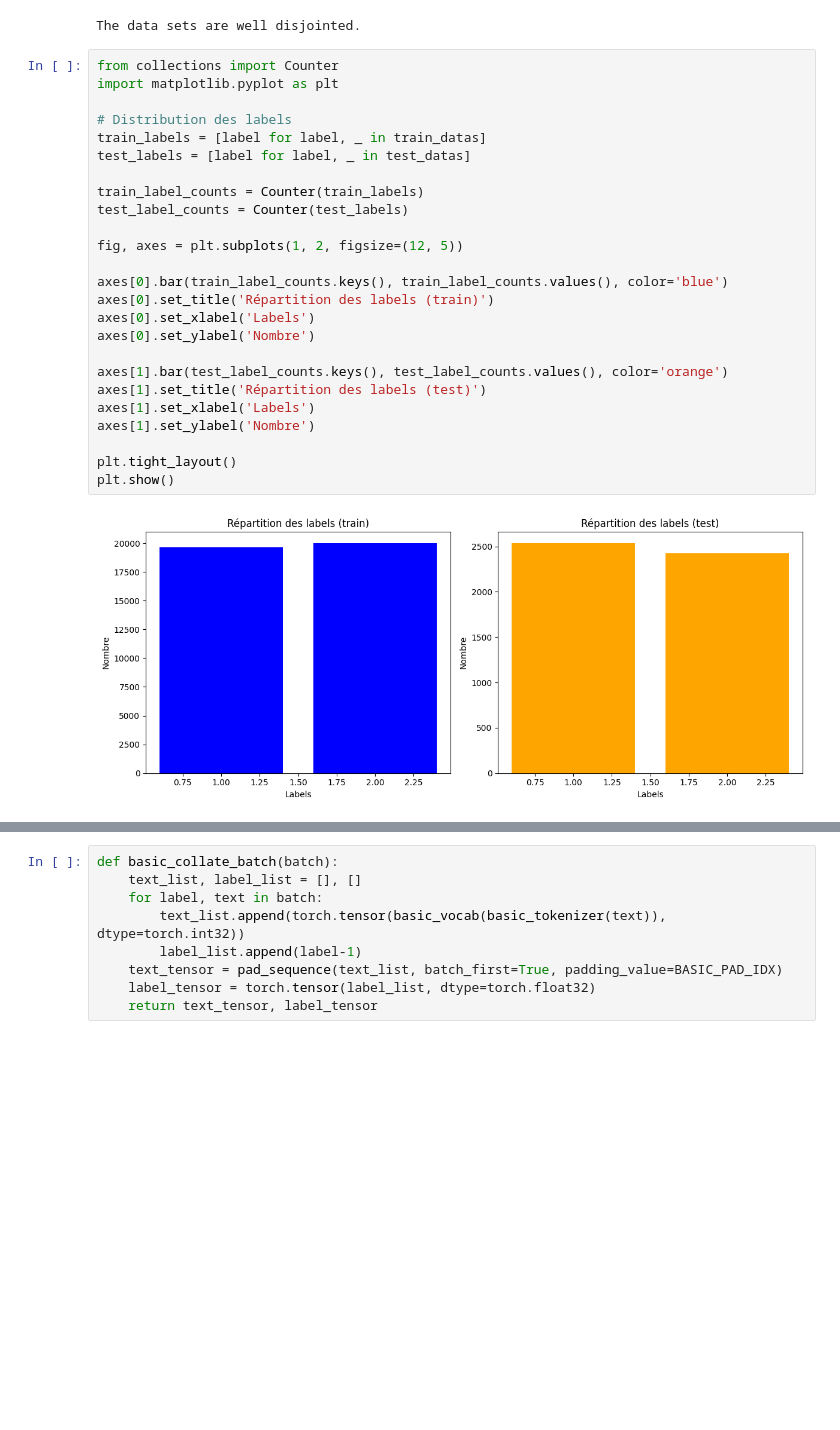
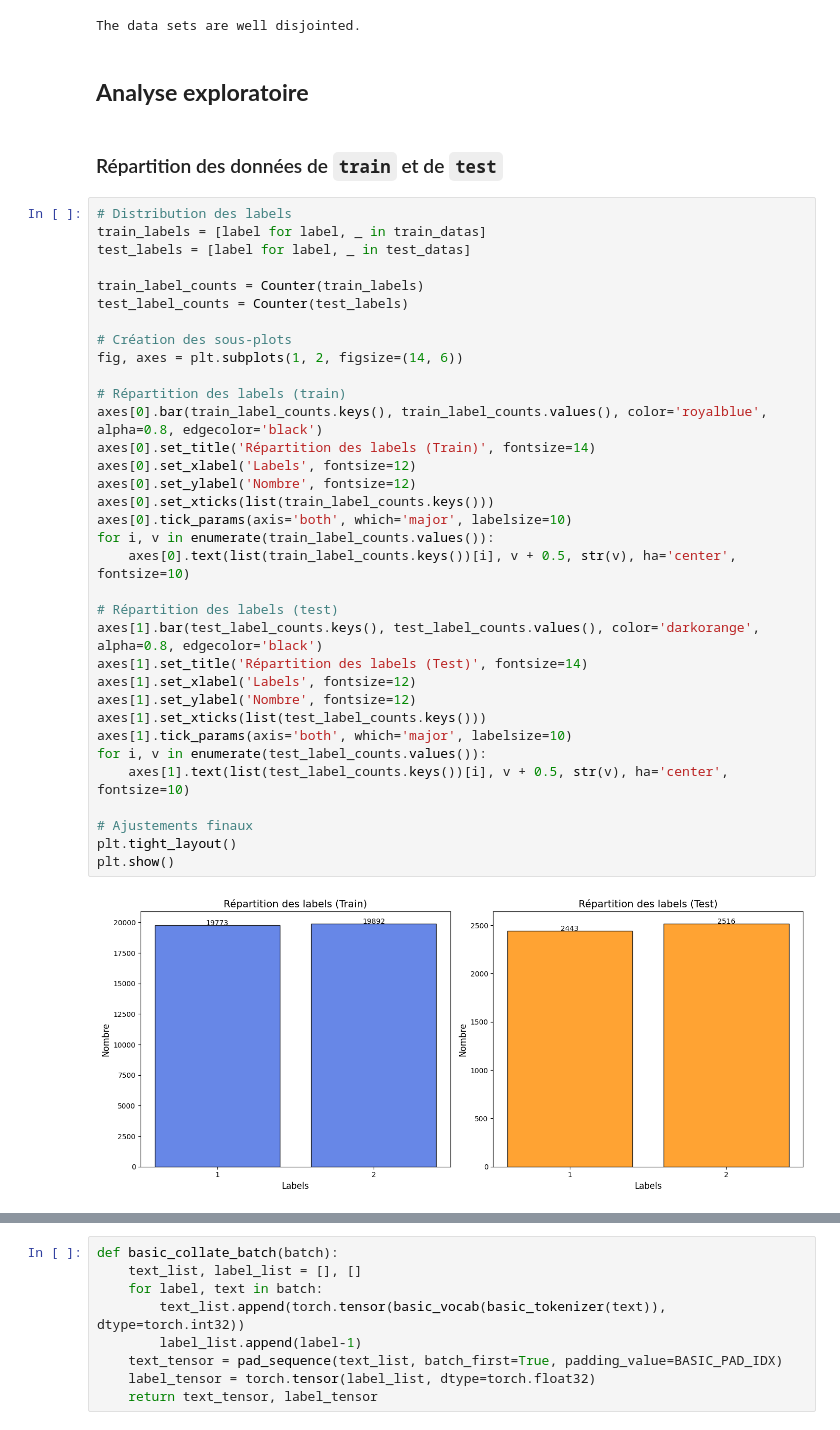
Before and after one commit to Totm33606/hddl_project, a Jupyter notebook: project4/rnn.ipynb, the cells around one changed output, grey strips where cells are left out. Saved outputs shown, nothing was run; the diff lists cells and outputs as text; blank space fills up the shorter version.

```diff
--- a/project4/rnn.ipynb
+++ b/project4/rnn.ipynb
@@ -115,30 +147,43 @@ train_datas, val_datas, test_datas = random_split(all_data, [TRAIN_SIZE, VAL_SIZ
 verify_no_overlap(train_datas, val_datas, test_datas, hash_fn=hash_data) # Useless if we called 'remove_duplicates' previously
 # %% [output]
 The data sets are well disjointed.
+# %% [markdown]
+## **Analyse exploratoire**
+# %% [markdown]
+### Répartition des données de `train` et de `test`
 # %%
-from collections import Counter
-import matplotlib.pyplot as plt
-
 # Distribution des labels
 train_labels = [label for label, _ in train_datas]
 test_labels = [label for label, _ in test_datas]
 
 train_label_counts = Counter(train_labels)
 test_label_counts = Counter(test_labels)
 
-fig, axes = plt.subplots(1, 2, figsize=(12, 5))
+# Création des sous-plots
+fig, axes = plt.subplots(1, 2, figsize=(14, 6))
 
-axes[0].bar(train_label_counts.keys(), train_label_counts.values(), color='blue')
-axes[0].set_title('Répartition des labels (train)')
-axes[0].set_xlabel('Labels')
-axes[0].set_ylabel('Nombre')
+# Répartition des labels (train)
+axes[0].bar(train_label_counts.keys(), train_label_counts.values(), color='royalblue', alpha=0.8, edgecolor='black')
+axes[0].set_title('Répartition des labels (Train)', fontsize=14)
+axes[0].set_xlabel('Labels', fontsize=12)
+axes[0].set_ylabel('Nombre', fontsize=12)
+axes[0].set_xticks(list(train_label_counts.keys()))
+axes[0].tick_params(axis='both', which='major', labelsize=10)
+for i, v in enumerate(train_label_counts.values()):
+    axes[0].text(list(train_label_counts.keys())[i], v + 0.5, str(v), ha='center', fontsize=10)
 
-axes[1].bar(test_label_counts.keys(), test_label_counts.values(), color='orange')
-axes[1].set_title('Répartition des labels (test)')
-axes[1].set_xlabel('Labels')
-axes[1].set_ylabel('Nombre')
+# Répartition des labels (test)
+axes[1].bar(test_label_counts.keys(), test_label_counts.values(), color='darkorange', alpha=0.8, edgecolor='black')
+axes[1].set_title('Répartition des labels (Test)', fontsize=14)
+axes[1].set_xlabel('Labels', fontsize=12)
+axes[1].set_ylabel('Nombre', fontsize=12)
+axes[1].set_xticks(list(test_label_counts.keys()))
+axes[1].tick_params(axis='both', which='major', labelsize=10)
+for i, v in enumerate(test_label_counts.values()):
+    axes[1].text(list(test_label_counts.keys())[i], v + 0.5, str(v), ha='center', fontsize=10)
 
+# Ajustements finaux
 plt.tight_layout()
 plt.show()
 # %% [output]
-[figure, old version]
+[figure, new version]
```
Also changed, not shown: parts of 79 cells of this notebook.
